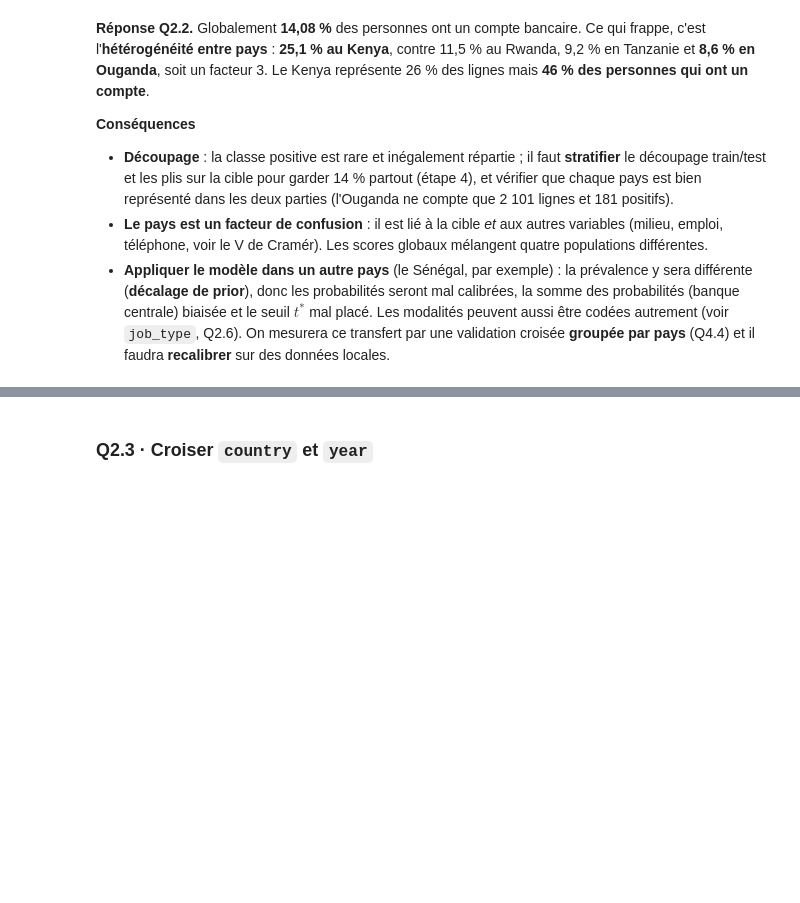
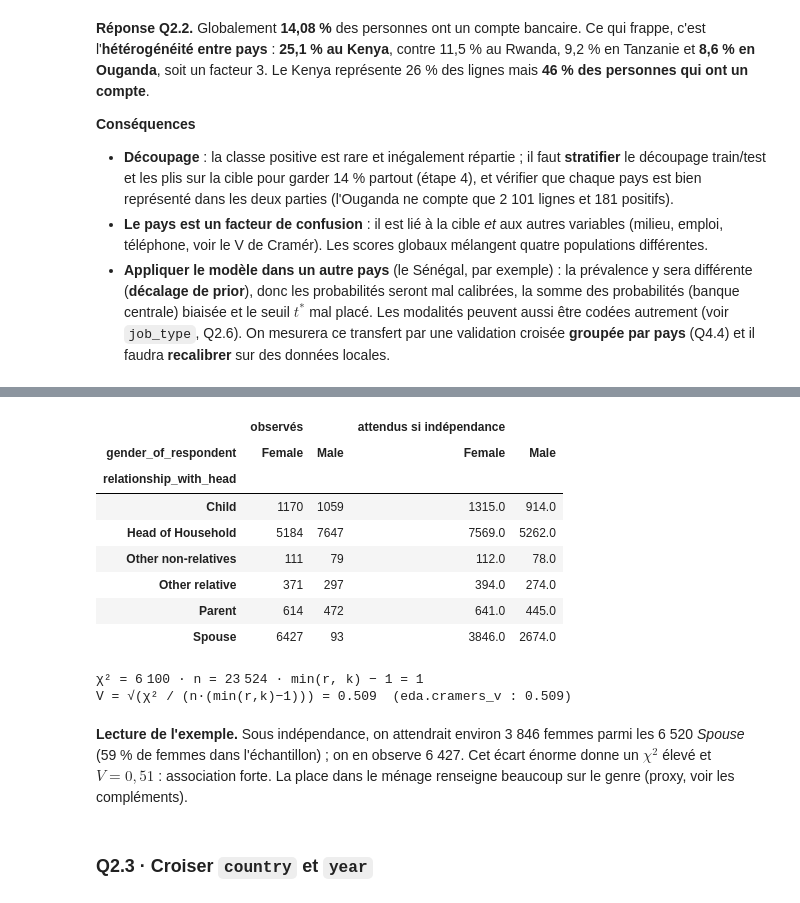
Before and after one commit to kmache/financial-inclusion-africa, a Jupyter notebook: notebooks/01_exploration.ipynb, the cells around one changed output, grey strips where cells are left out. Drawn from its saved outputs; the diff is of its cells as text; code cells hidden in the pictures; blank space fills up the shorter version.

```diff
--- a/notebooks/01_exploration.ipynb
+++ b/notebooks/01_exploration.ipynb
@@ -462,3 +505,28 @@ plt.show()
+# %%
+# Exemple : genre × place dans le ménage, effectifs observés et attendus sous indépendance
+from scipy.stats import chi2_contingency
+
+obs = pd.crosstab(df["relationship_with_head"], df["gender_of_respondent"])
+chi2, _, _, expected = chi2_contingency(obs, correction=False)
+display(pd.concat({"observés": obs, "attendus si indépendance": pd.DataFrame(expected, obs.index, obs.columns).round(0)}, axis=1))
+n, (r, k) = obs.to_numpy().sum(), obs.shape
+print(f"χ² = {viz.fmt_int(chi2)} · n = {viz.fmt_int(n)} · min(r, k) − 1 = {min(r, k) - 1}")
+print(f"V = √(χ² / (n·(min(r,k)−1))) = {np.sqrt(chi2 / (n * (min(r, k) - 1))):.3f}"
+      f"  (eda.cramers_v : {eda.cramers_v(df['relationship_with_head'], df['gender_of_respondent']):.3f})")
+# %% [output]
+|  | observés |  | attendus si indépendance |  |
+| gender_of_respondent | Female | Male | Female | Male |
+| relationship_with_head |  |  |  |  |
+| Child | 1170 | 1059 | 1315.0 | 914.0 |
+| Head of Household | 5184 | 7647 | 7569.0 | 5262.0 |
+| Other non-relatives | 111 | 79 | 112.0 | 78.0 |
+| Other relative | 371 | 297 | 394.0 | 274.0 |
+| Parent | 614 | 472 | 641.0 | 445.0 |
+| Spouse | 6427 | 93 | 3846.0 | 2674.0 |
+χ² = 6 100 · n = 23 524 · min(r, k) − 1 = 1
+V = √(χ² / (n·(min(r,k)−1))) = 0.509  (eda.cramers_v : 0.509)
+# %% [markdown]
+**Lecture de l'exemple.** Sous indépendance, on attendrait environ 3 846 femmes parmi les 6 520 *Spouse* (59 % de femmes dans l'échantillon) ; on en observe 6 427. Cet écart énorme donne un $\chi^2$ élevé et $V = 0{,}51$ : association forte. La place dans le ménage renseigne beaucoup sur le genre (proxy, voir les compléments).
 # %% [markdown]
 ### Q2.3 · Croiser `country` et `year`
 # %%
```
Also changed, not shown: parts of 6 cells of this notebook, 1 other file.
